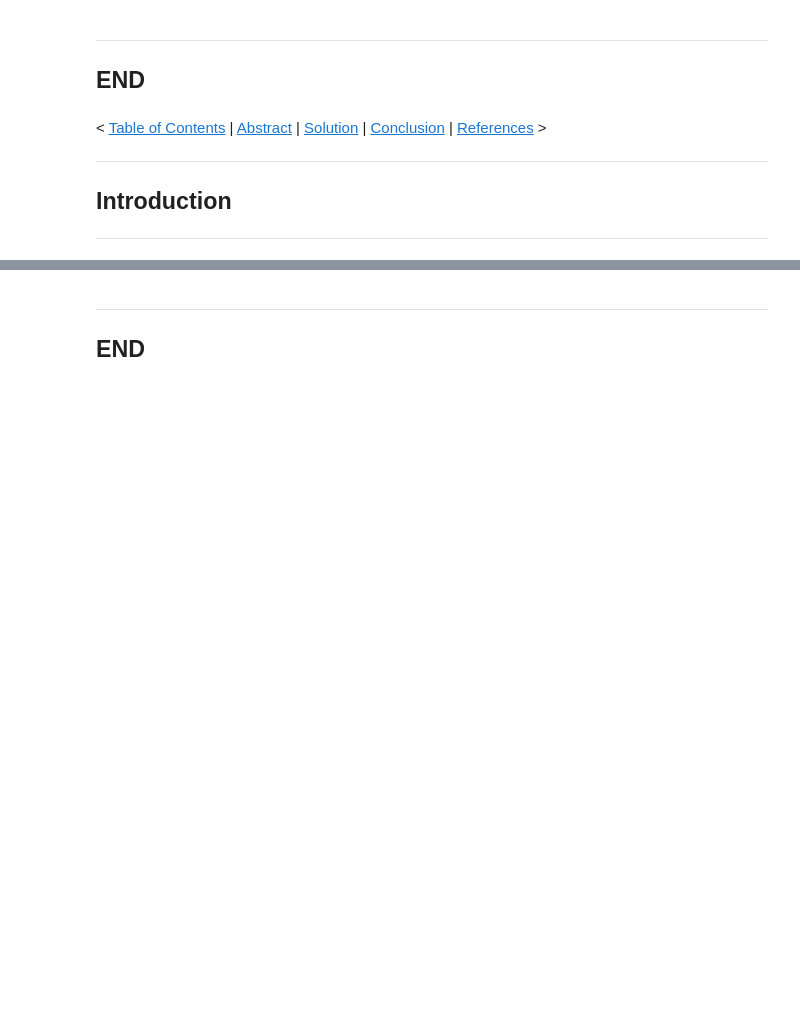
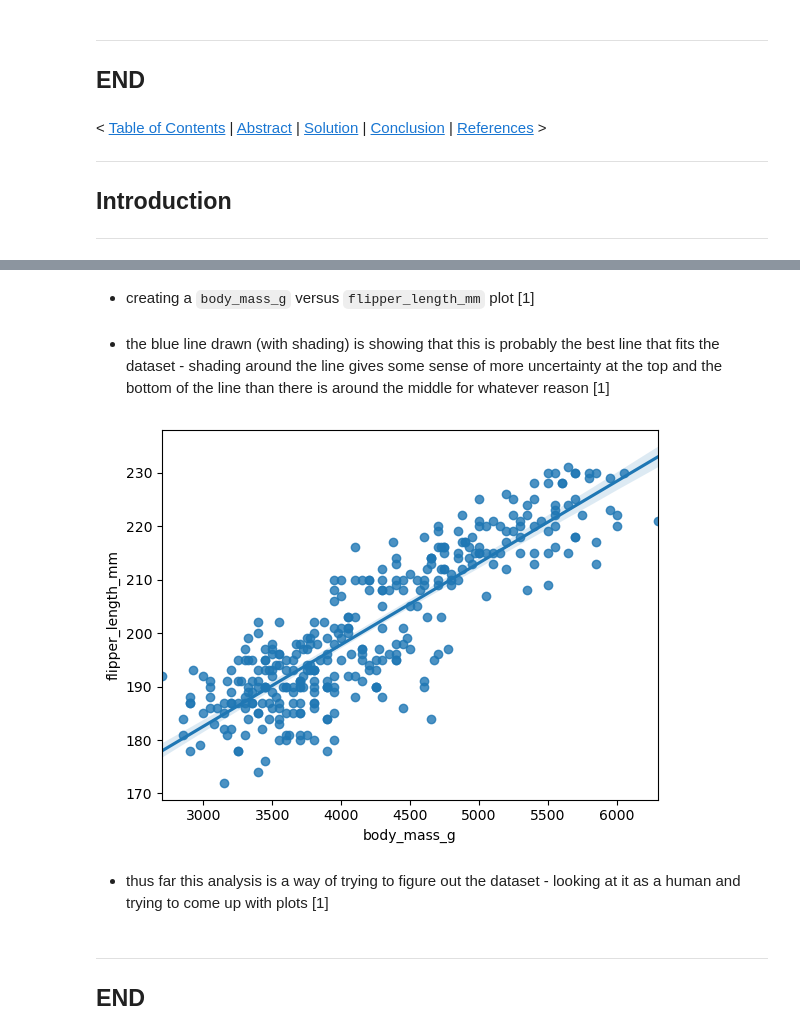
Before and after one commit to SeanOhAileasa/fda-models, a Jupyter notebook: fda-models.ipynb, the cells around one changed output, grey strips where cells are left out. Drawn from its saved outputs; the diff is of its cells as text; code cells hidden in the pictures; blank space fills up the shorter version.

```diff
--- a/fda-models.ipynb
+++ b/fda-models.ipynb
@@ -102,3 +181,13 @@ exit()
+# %% [markdown]
+- creating a ``body_mass_g`` versus ``flipper_length_mm`` plot [1]
+# %% [markdown]
+- the blue line drawn (with shading) is showing that this is probably the best line that fits the dataset - shading around the line gives some sense of more uncertainty at the top and the bottom of the line than there is around the middle for whatever reason [1]
+# %%
+sns.regplot(x="body_mass_g",y="flipper_length_mm",data=nPenguins); # scatter fit line
+# %% [output]
+[figure, added]
+# %% [markdown]
+- thus far this analysis is a way of trying to figure out the dataset - looking at it as a human and trying to come up with plots [1]
 # %% [markdown]
 ***
 ## END
```
Also changed, not shown: parts of 35 cells of this notebook.
